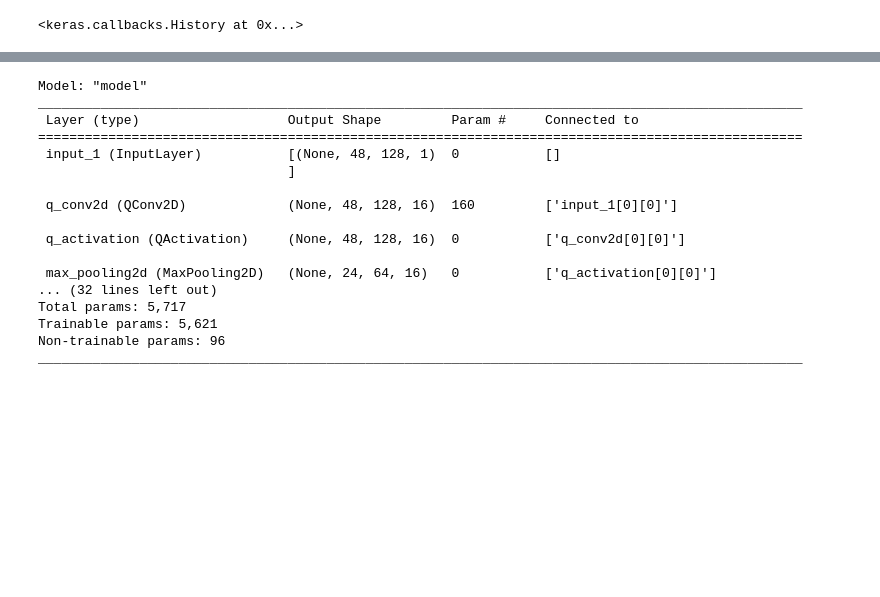
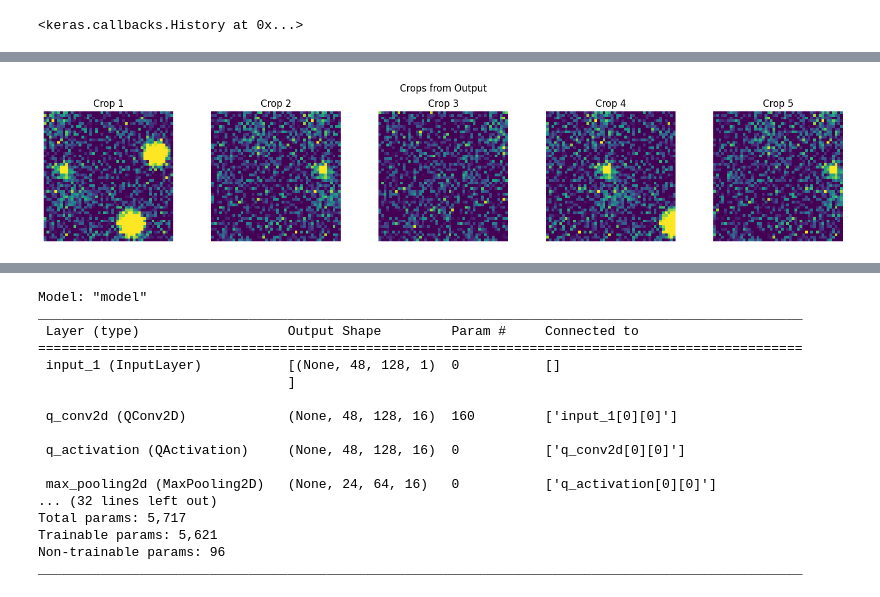
Before and after one commit to m3-learning/FOLO_RHEED, a Jupyter notebook: KerasFOLO48x128.ipynb, the cells around one changed output, grey strips where cells are left out. Drawn from its saved outputs; the diff is of its cells as text; code cells hidden in the pictures; blank space fills up the shorter version.

```diff
--- a/KerasFOLO48x128.ipynb
+++ b/KerasFOLO48x128.ipynb
@@ -475,0 +427,4 @@ plt.show()
+# %%
+plot_crops(y)
+# %% [output]
+[figure, added]
```
Also changed, not shown: parts of 12 cells of this notebook.
